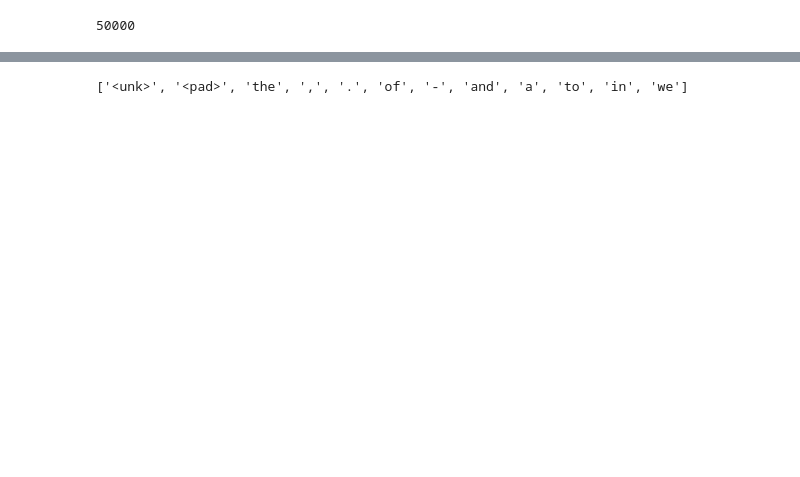
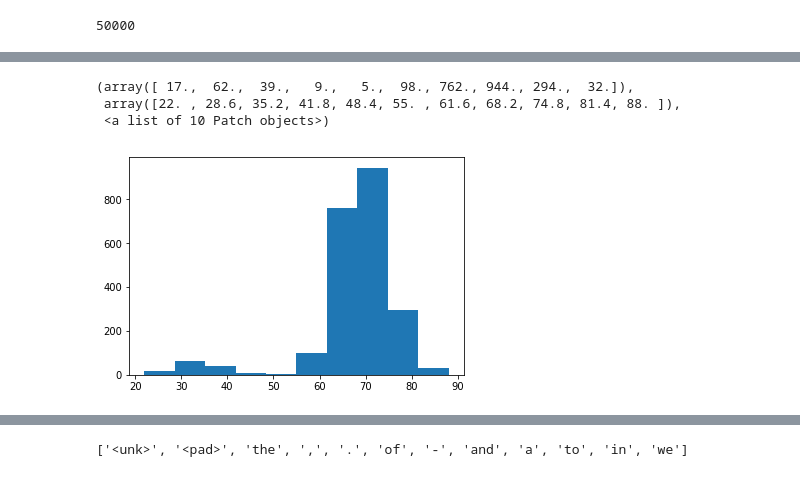
Before and after one commit to quentin-auge/fastai, a Jupyter notebook: courses/dl1/lang_model-arxiv.ipynb, the cells around one changed output, grey strips where cells are left out. Drawn from its saved outputs; the diff is of its cells as text; code cells hidden in the pictures; blank space fills up the shorter version.

```diff
--- a/courses/dl1/lang_model-arxiv.ipynb
+++ b/courses/dl1/lang_model-arxiv.ipynb
@@ -184,3 +333,10 @@ pickle.dump(TEXT, open(f'{PATH}models/TEXT.pkl','wb'))
+# %%
+plt.hist(bppts)
+# %% [output]
+(array([ 17.,  62.,  39.,   9.,   5.,  98., 762., 944., 294.,  32.]),
+ array([22. , 28.6, 35.2, 41.8, 48.4, 55. , 61.6, 68.2, 74.8, 81.4, 88. ]),
+ <a list of 10 Patch objects>)
+[figure, added]
 # %%
 len(md.trn_dl), md.nt, len(md.trn_ds), len(md.trn_ds[0].text)
 # %% [output]
```
Also changed, not shown: parts of 25 cells of this notebook.
